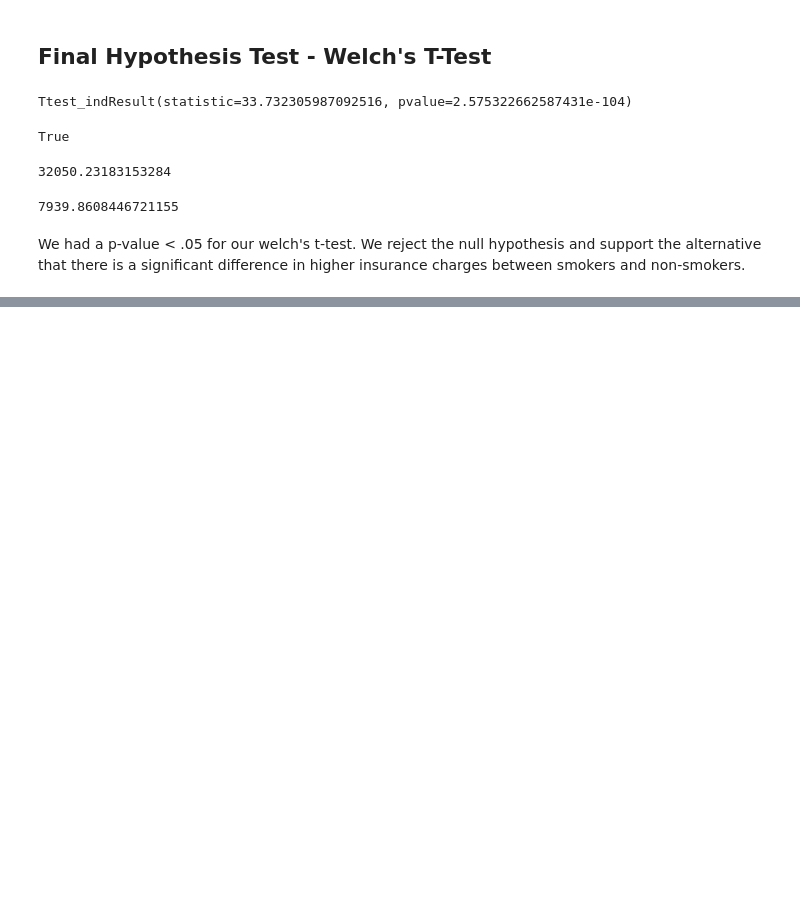
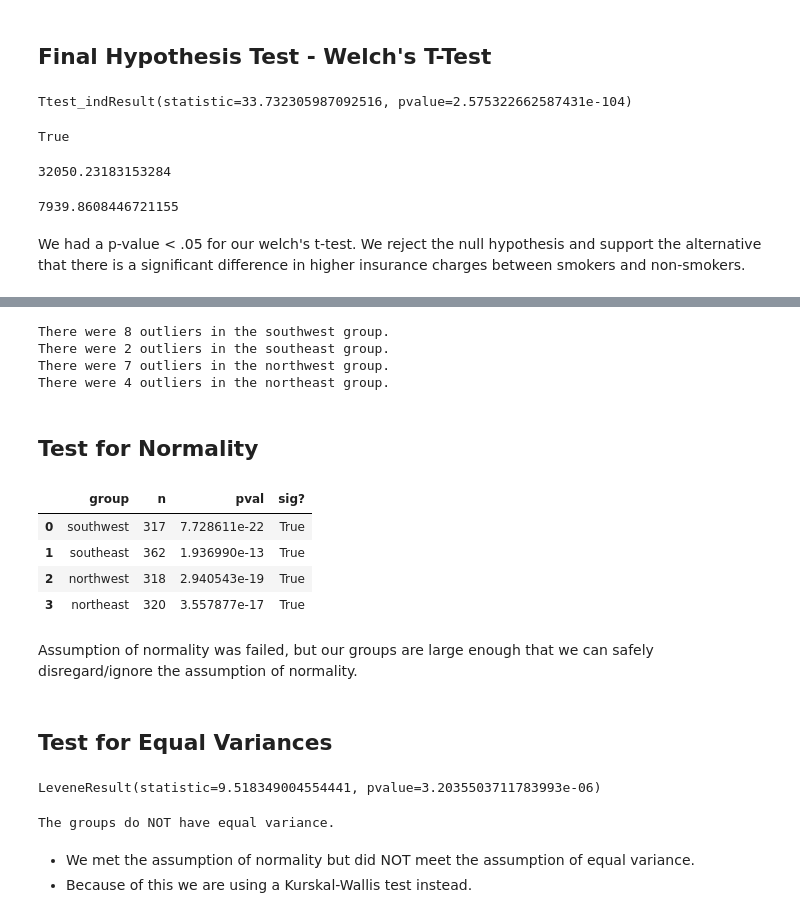
Before and after one commit to JmB17/Hypothesis-Testing-with-Insurance-Data-Core, a Jupyter notebook: Hypothesis Testing with Insurance Data (Core).ipynb, the cells around one changed output, grey strips where cells are left out. Saved outputs shown, nothing was run; the diff lists cells and outputs as text; code cells hidden in the pictures; blank space fills up the shorter version.

```diff
--- a/Hypothesis Testing with Insurance Data (Core).ipynb
+++ b/Hypothesis Testing with Insurance Data (Core).ipynb
@@ -247,0 +298,3 @@ We had a p-value < .05 for our welch's t-test. We reject the null hypothesis and
+# %%
+table = pd.crosstab(df1['sex'], df1['smoker'])
+table
@@ -247,0 +404,9 @@ We had a p-value < .05 for our welch's t-test. We reject the null hypothesis and
+# %%
+## Create a dictionary with each group as key and charges as values
+groups ={}
+
+for region in df2['region'].unique():
+    temp = df2.loc[df2['region']== region, 'charges']
+    groups[region] = temp
+
+groups.keys()
@@ -247,0 +440,68 @@ We had a p-value < .05 for our welch's t-test. We reject the null hypothesis and
+# %%
+# Loop through groups dict
+for region, data in groups.items():
+
+    ## determine if there are any outliers
+    outliers = np.abs(stats.zscore(data)) > 3
+
+    ## print a statement about how many outliers for which group name
+    print(f"There were {outliers.sum()} outliers in the {region} group.")
+
+    ## Remove the outiers from data and overwrite the sector data in the dict
+    data = data.loc[~outliers]
+    groups[region] = data
+# %% [output]
+There were 8 outliers in the southwest group.
+There were 2 outliers in the southeast group.
+There were 7 outliers in the northwest group.
+There were 4 outliers in the northeast group.
+# %% [markdown]
+## Test for Normality
+# %%
+# Running normal test on each group and confirming
+# there are >20 in each group
+
+# Save a list with an inner list of column names
+norm_results = [['group','n','pval','sig?']]
+
+
+## loop through group dict
+for region, data in groups.items():
+    ## calculate normaltest results
+    stat, p = stats.normaltest(data)
+
+    ## Append the right info into norm_resutls (as a list)
+    norm_results.append([region,len(data), p, p<.05])
+
+
+## Make norm_results a dataframe (first row is columns, everything else data)
+normal_results = pd.DataFrame(norm_results[1:], columns = norm_results[0])
+normal_results
+# %% [output]
+|  | group | n | pval | sig? |
+| 0 | southwest | 317 | 7.728611e-22 | True |
+| 1 | southeast | 362 | 1.936990e-13 | True |
+| 2 | northwest | 318 | 2.940543e-19 | True |
+| 3 | northeast | 320 | 3.557877e-17 | True |
+# %% [markdown]
+Assumption of normality was failed, but our groups are large enough that we can safely disregard/ignore the assumption of normality.
+# %% [markdown]
+## Test for Equal Variances
+# %%
+#Use Levene's test for equal variance
+result = stats.levene(*groups.values())
+print(result)
+# %% [output]
+LeveneResult(statistic=9.518349004554441, pvalue=3.2035503711783993e-06)
+# %%
+# Interpret the p-value
+if result.pvalue < .05:
+    print(f"The groups do NOT have equal variance.")
+else:
+    print(f"The groups DO have equal variance.")
+# %% [output]
+The groups do NOT have equal variance.
+# %% [markdown]
+
+- We met the assumption of normality but did NOT meet the assumption of equal variance.
+- Because of this we are using a Kurskal-Wallis test instead.
```
Also changed, not shown: parts of 28 cells of this notebook.
